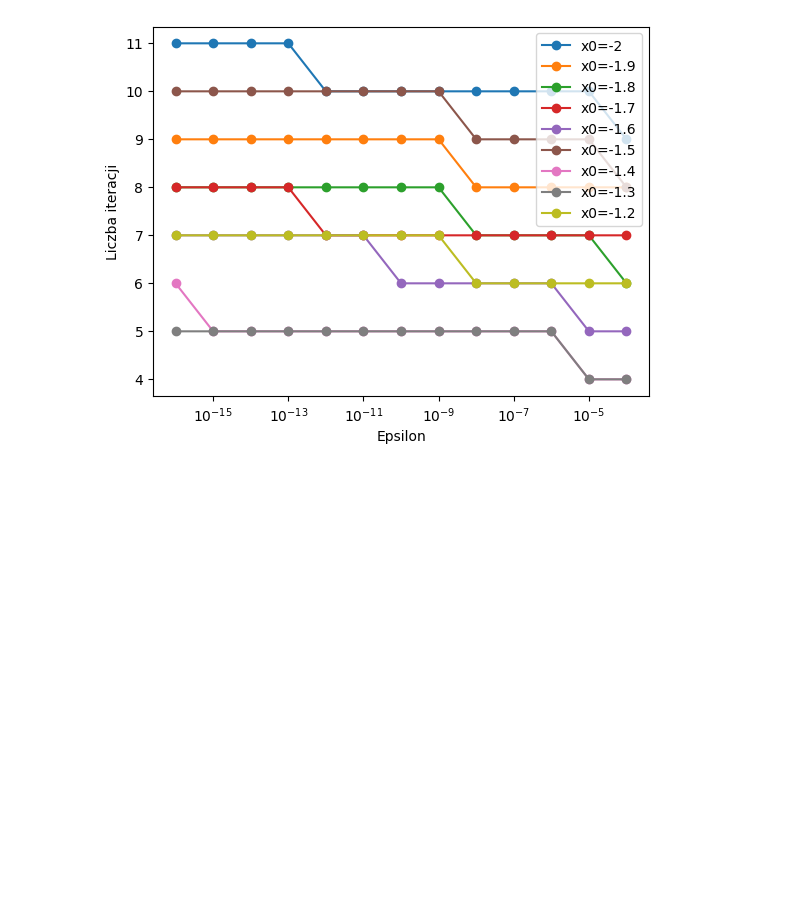
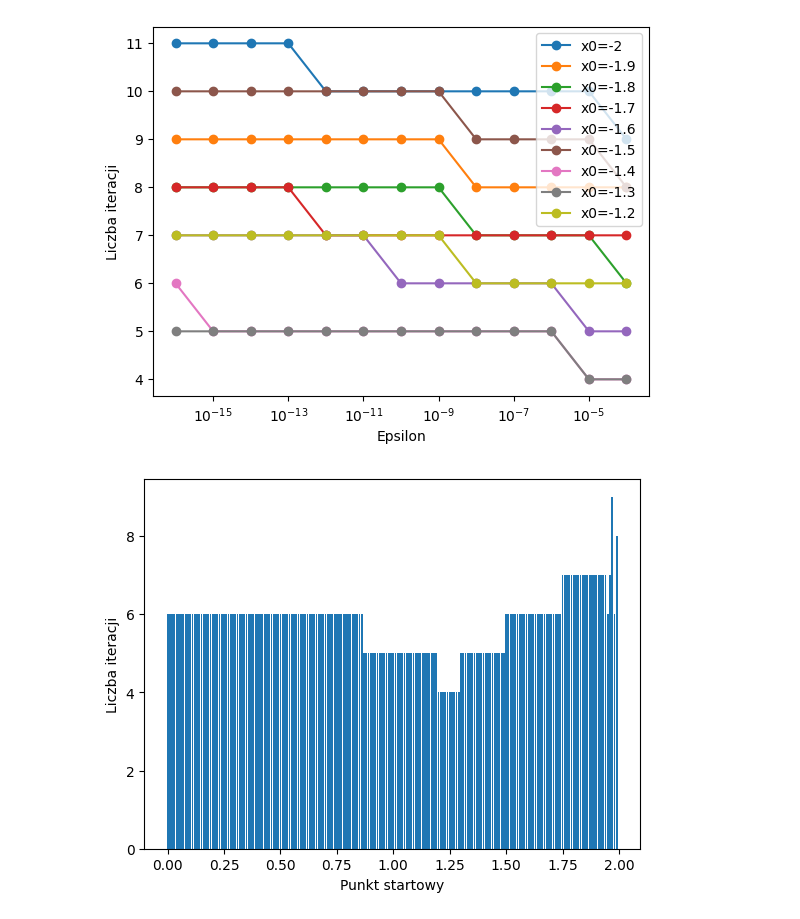
Before and after one commit to taramachuk/NumericalMethodsAnalisys, a Jupyter notebook: main.ipynb, the cells around one changed output. Saved outputs shown, nothing was run; the diff lists cells and outputs as text; code cells hidden in the pictures; blank space fills up the shorter version.

```diff
--- a/main.ipynb
+++ b/main.ipynb
@@ -87,38 +87,48 @@ def custom(x0, epsilon, fi, iter_limit=200000):
             return k, x
 
     return k, float("nan")
-# %%
-
-dict1 = {}
-for x in range(-100, 101,):
-    arr = []
-    for epsilon in epsilons:
-        arr.append(newton(x, epsilon, p, pp))
-    dict1[x] = arr
 # %%
 epsilons = [10**(-i) for i in range(4, 17)]
 
 
 def frange(start, stop, step):
     while start <= stop:
         yield round(start, 14)
         start += step
 
 def draw(start, stop, step, exclude, epsilons, f, ff):
     xs = list(frange(start, stop, step))
     for x in xs:
         if x in exclude:
             continue
         ys = []
         for epsilon in epsilons:
             k, root = newton(x, epsilon, f, ff)
             ys.append(k)
 
         plt.semilogx(epsilons,ys,marker='o',label=f"x0={x}")
     plt.xlabel('Epsilon')
     plt.ylabel('Liczba iteracji')
     plt.legend()
     plt.show()
 draw(-2, -1, 0.1, [-1.1], epsilons, f, ff)
+
+def draw_bars(start, stop, step, exclude, f, ff):
+    xs = list(frange(start, stop, step))
+    ks = []
+    for x in xs:
+        if x in exclude:
+            continue
+        k, root = newton(x, 1e-12, f, ff)
+        ks.append(k)
+
+    xs = [x for x in xs if x not in exclude]
+    plt.bar(xs, ks, width=step*0.8)
+    plt.xlabel('Punkt startowy')
+    plt.ylabel('Liczba iteracji')
+    plt.show()
+
+draw_bars(0, 2, 0.01, [-1.1], f, ff)
 # %% [output]
 [figure]
+[figure, added]
```
Also changed, not shown: 4 other files.
